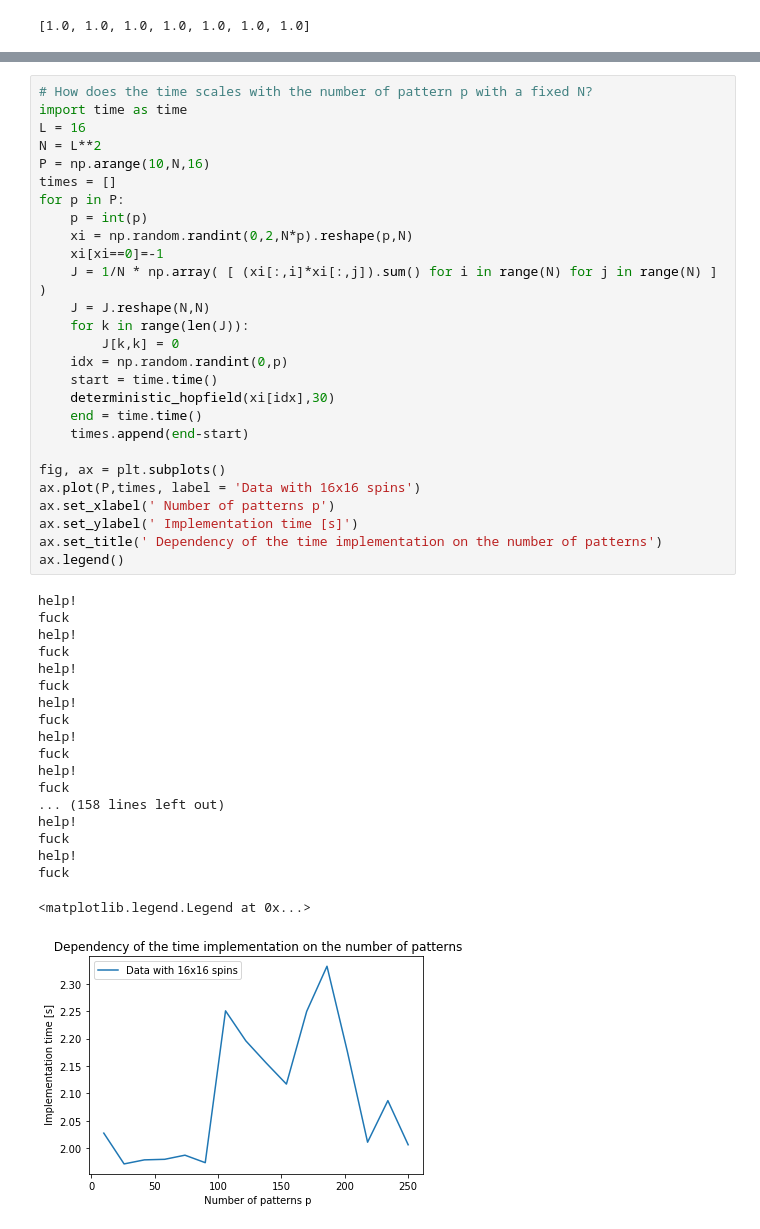
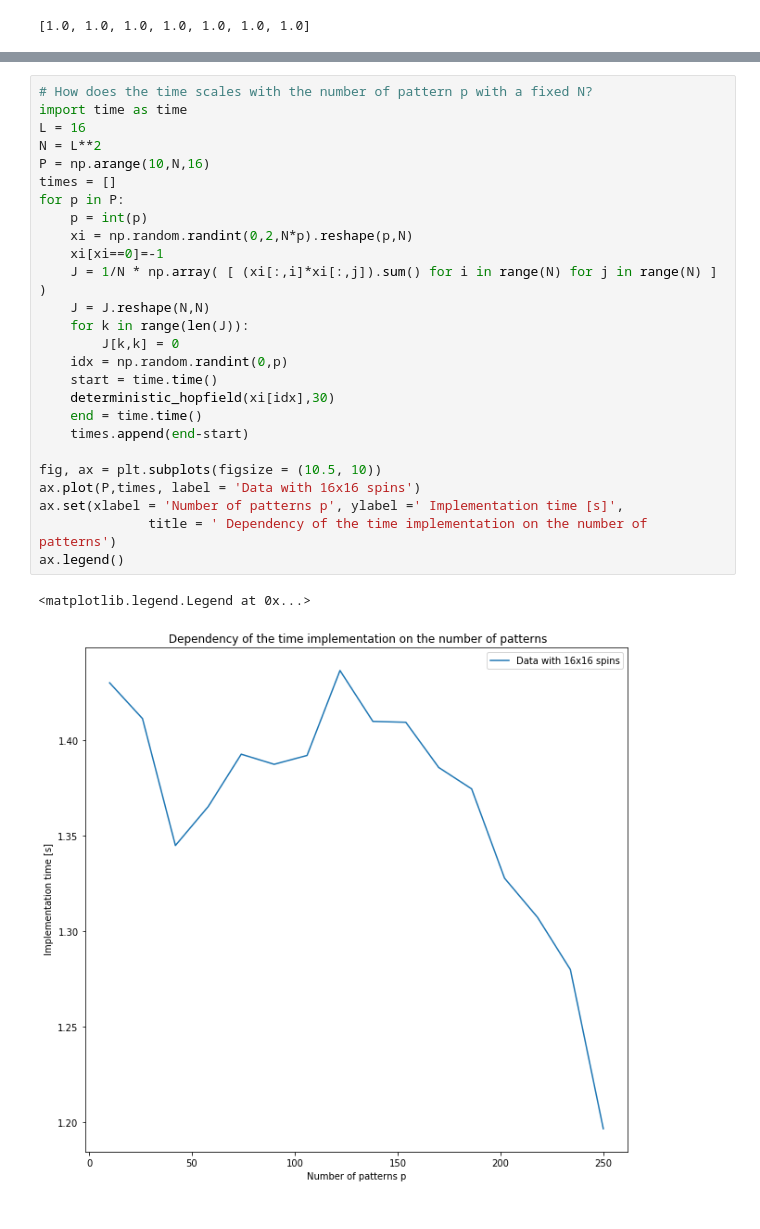
Before and after one commit to mballarin97/Hopfield-project, a Jupyter notebook: Deterministic stability.ipynb, the cells around one changed output, grey strips where cells are left out. Drawn from its saved outputs; the diff is of its cells as text.

```diff
--- a/Deterministic stability.ipynb
+++ b/Deterministic stability.ipynb
@@ -143,47 +138,29 @@ ax.legend()
 # %%
 # How does the time scales with the number of pattern p with a fixed N?
 import time as time
 L = 16
 N = L**2
 P = np.arange(10,N,16)
 times = []
 for p in P:
     p = int(p)
     xi = np.random.randint(0,2,N*p).reshape(p,N)
     xi[xi==0]=-1
     J = 1/N * np.array( [ (xi[:,i]*xi[:,j]).sum() for i in range(N) for j in range(N) ] )
     J = J.reshape(N,N)
     for k in range(len(J)):
         J[k,k] = 0
     idx = np.random.randint(0,p)
     start = time.time()
     deterministic_hopfield(xi[idx],30)
     end = time.time()
     times.append(end-start)
 
-fig, ax = plt.subplots()
+fig, ax = plt.subplots(figsize = (10.5, 10))
 ax.plot(P,times, label = 'Data with 16x16 spins')
-ax.set_xlabel(' Number of patterns p')
-ax.set_ylabel(' Implementation time [s]')
-ax.set_title(' Dependency of the time implementation on the number of patterns')
+ax.set(xlabel = 'Number of patterns p', ylabel =' Implementation time [s]',
+              title = ' Dependency of the time implementation on the number of patterns')
 ax.legend()
 # %% [output]
-help!
-fuck
-help!
-fuck
-help!
-fuck
-help!
-fuck
-help!
-fuck
-help!
-fuck
-... (158 lines left out)
-help!
-fuck
-help!
-fuck
+<matplotlib.legend.Legend at 0x...>
-<matplotlib.legend.Legend at 0x...>
-[figure, old version]
+[figure, new version]
```
Also changed, not shown: parts of 6 cells of this notebook, 2 other files.
